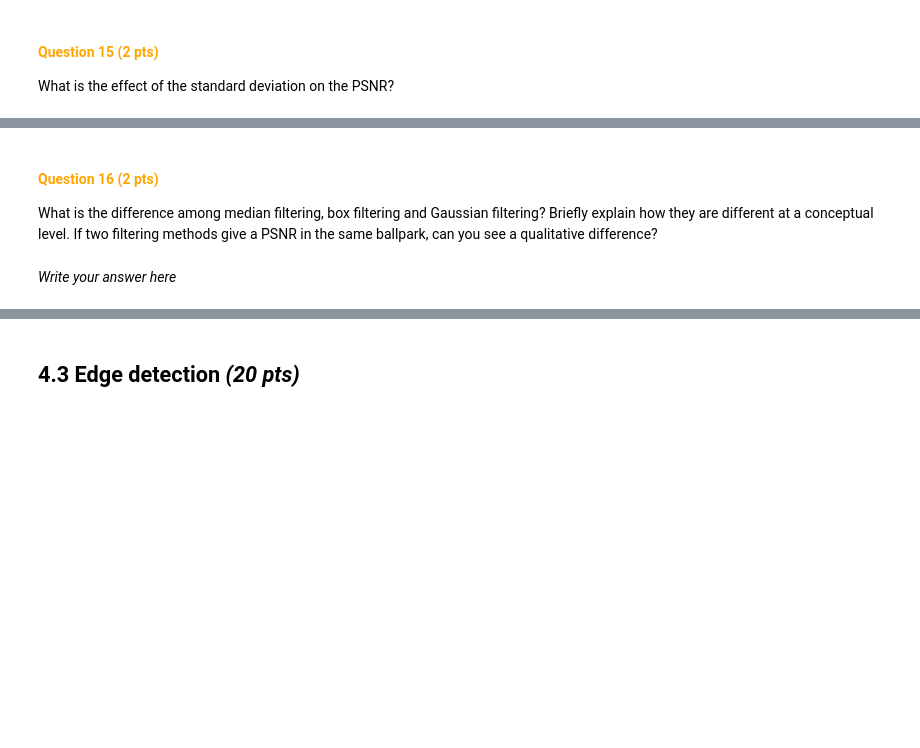
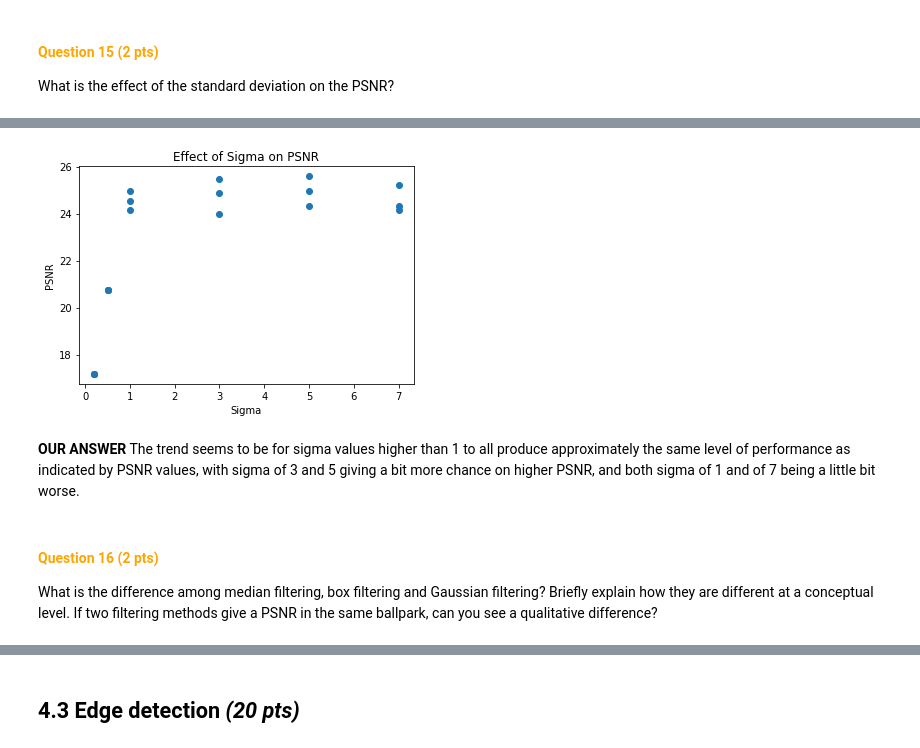
Before and after one commit to krijnD/CV_labs, a Jupyter notebook: Lab2/14105276_15128350_13221760.ipynb, the cells around one changed output, grey strips where cells are left out. Drawn from its saved outputs; the diff is of its cells as text; code cells hidden in the pictures; blank space fills up the shorter version.

```diff
--- a/Lab2/14105276_15128350_13221760.ipynb
+++ b/Lab2/14105276_15128350_13221760.ipynb
@@ -790,0 +825,23 @@ Using your implemented function **myPSNR**, compute the PSNR for every denoised
+# %%
+#to compute PSNR for all given filter sizes
+print("Note: all PSNR are computed with respect to the original image1.jpg\n")
+print("PSNR for:")
+for size in [3,5,7]:
+    print(f'  kernel size = {size}x{size}')
+    for filt in ['box','median']:
+        #we need these conditions to format the argument for the cv2 functions properly
+        if filt=='box':
+            ksize = (size,size)
+        else:
+            ksize = size
+
+        #apply our function
+        sp_denois = denoise(saltpepper,filt, ksize=ksize)
+        g_denois = denoise(gaussian, filt, ksize=ksize)
+
+        #compute psnr
+        psnr_sp = myPSNR(orig_image,sp_denois.astype(np.float32))
+        psnr_g = myPSNR(orig_image,g_denois.astype(np.float32))
+        print(f"   - saltpepper, filter '{filt}': {psnr_sp:.2f}")
+        print(f"   - gaussian, filter '{filt}': {psnr_g:.2f}")
+    print("")
@@ -810,5 +930,18 @@ What is the effect of the standard deviation on the PSNR?
+# %%
+#prepare data
+psnrs_array = np.array(psnrs)
+
+#plot data
+plt.scatter(psnrs_array[:, 1],psnrs_array[:, 2])
+plt.xlabel("Sigma")
+plt.ylabel("PSNR")
+plt.title("Effect of Sigma on PSNR")
+
+plt.show()
+# %% [output]
+[figure, added]
+# %% [markdown]
+**OUR ANSWER** The trend seems to be for sigma values higher than 1 to all produce approximately the same level of performance as indicated by PSNR values, with sigma of 3 and 5 giving a bit more chance on higher PSNR, and both sigma of 1 and of 7 being a little bit worse.
 # %% [markdown]
 #### <span style="color:orange;"> Question 16 (2 pts) </span>
 What is the difference among median filtering, box filtering and Gaussian filtering? Briefly explain how they are different at a conceptual level. If two filtering methods give a PSNR in the same ballpark, can you see a qualitative difference?
-# %% [markdown]
-*Write your answer here*
```
Also changed, not shown: parts of 16 cells of this notebook.
